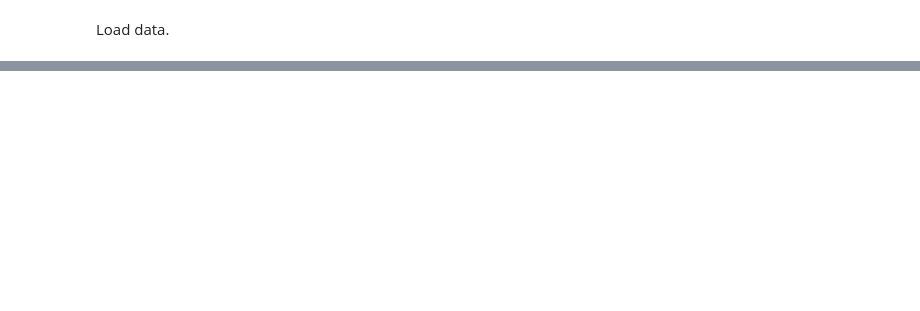
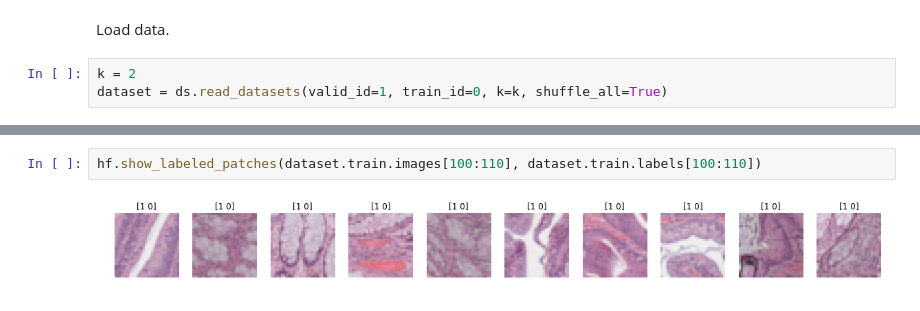
Before and after one commit to ysbecca/bcsp-expert, a Jupyter notebook: Segmentation CNN.ipynb, the cells around one changed output, grey strips where cells are left out. Drawn from its saved outputs; the diff is of its cells as text; blank space fills up the shorter version.

```diff
--- a/Segmentation CNN.ipynb
+++ b/Segmentation CNN.ipynb
@@ -244,3 +260,6 @@ def print_test_accuracy(dataset_test, show_confusion_matrix=True, quieter=False,
     return acc
 # %% [markdown]
 Load data.
+# %%
+k = 2
+dataset = ds.read_datasets(valid_id=1, train_id=0, k=k, shuffle_all=True)
@@ -246,0 +280,4 @@ Load data.
+# %%
+hf.show_labeled_patches(dataset.train.images[100:110], dataset.train.labels[100:110])
+# %% [output]
+[figure, added]
```
Also changed, not shown: parts of 12 cells of this notebook, 2 other files.
